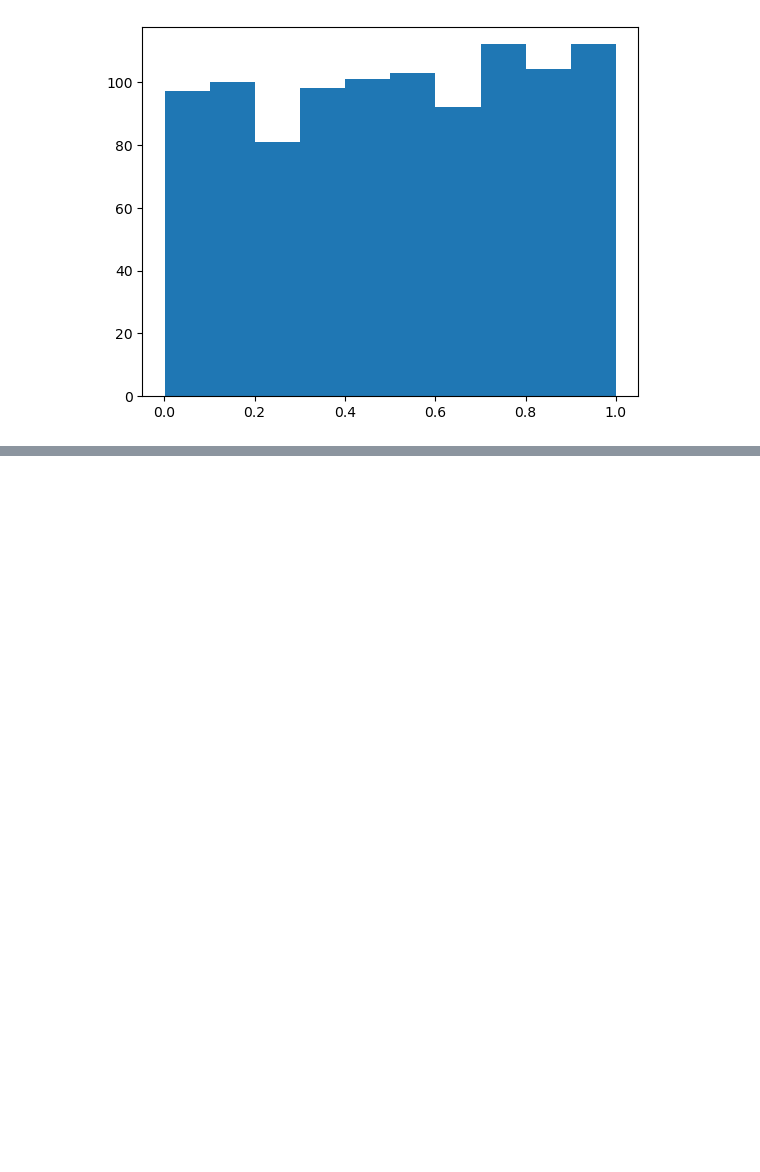
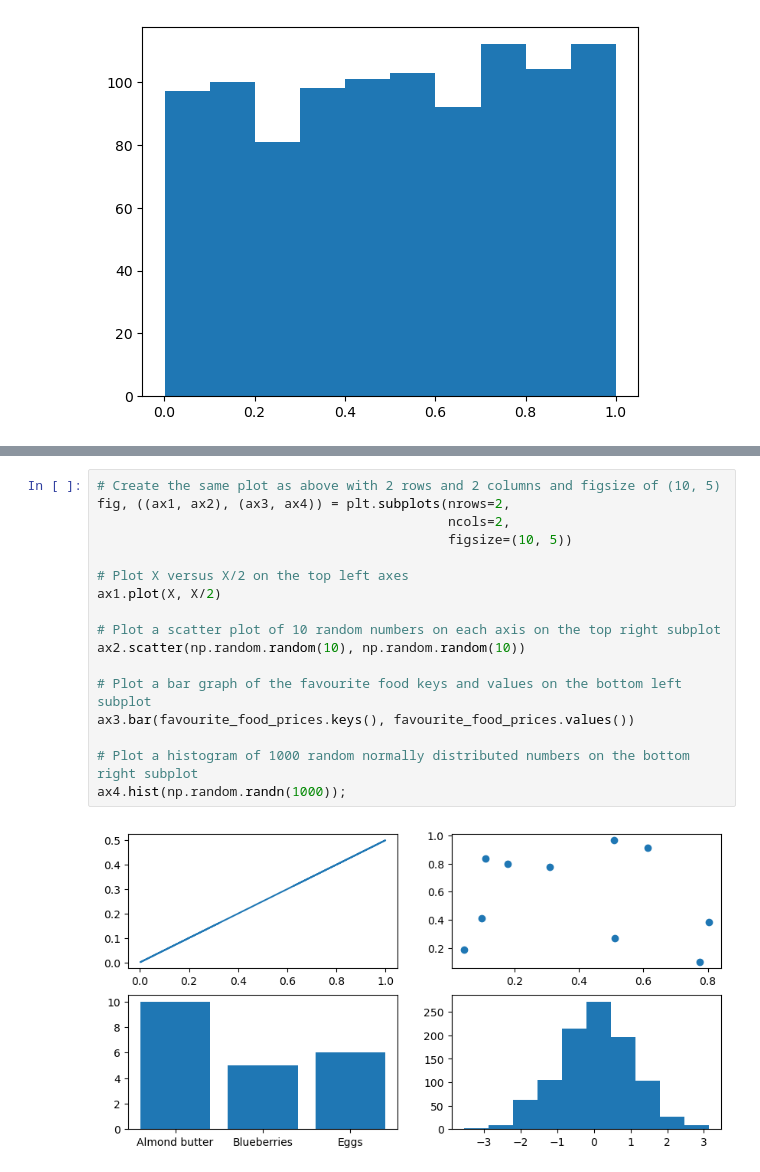
Before and after one commit to aftb777/Learning-Machine, a Jupyter notebook: MatpotlibCodes/Exercise.ipynb, the cells around one changed output, grey strips where cells are left out. Cells and saved outputs as stored; diff of their text form; blank space fills up the shorter version.

```diff
--- a/MatpotlibCodes/Exercise.ipynb
+++ b/MatpotlibCodes/Exercise.ipynb
@@ -128,0 +135,19 @@ ax.hist(X)
+# %%
+# Create the same plot as above with 2 rows and 2 columns and figsize of (10, 5)
+fig, ((ax1, ax2), (ax3, ax4)) = plt.subplots(nrows=2,
+                                             ncols=2,
+                                             figsize=(10, 5))
+
+# Plot X versus X/2 on the top left axes
+ax1.plot(X, X/2)
+
+# Plot a scatter plot of 10 random numbers on each axis on the top right subplot
+ax2.scatter(np.random.random(10), np.random.random(10))
+
+# Plot a bar graph of the favourite food keys and values on the bottom left subplot
+ax3.bar(favourite_food_prices.keys(), favourite_food_prices.values())
+
+# Plot a histogram of 1000 random normally distributed numbers on the bottom right subplot
+ax4.hist(np.random.randn(1000));
+# %% [output]
+[figure, added]
```
Also changed, not shown: parts of 1 cell of this notebook.
